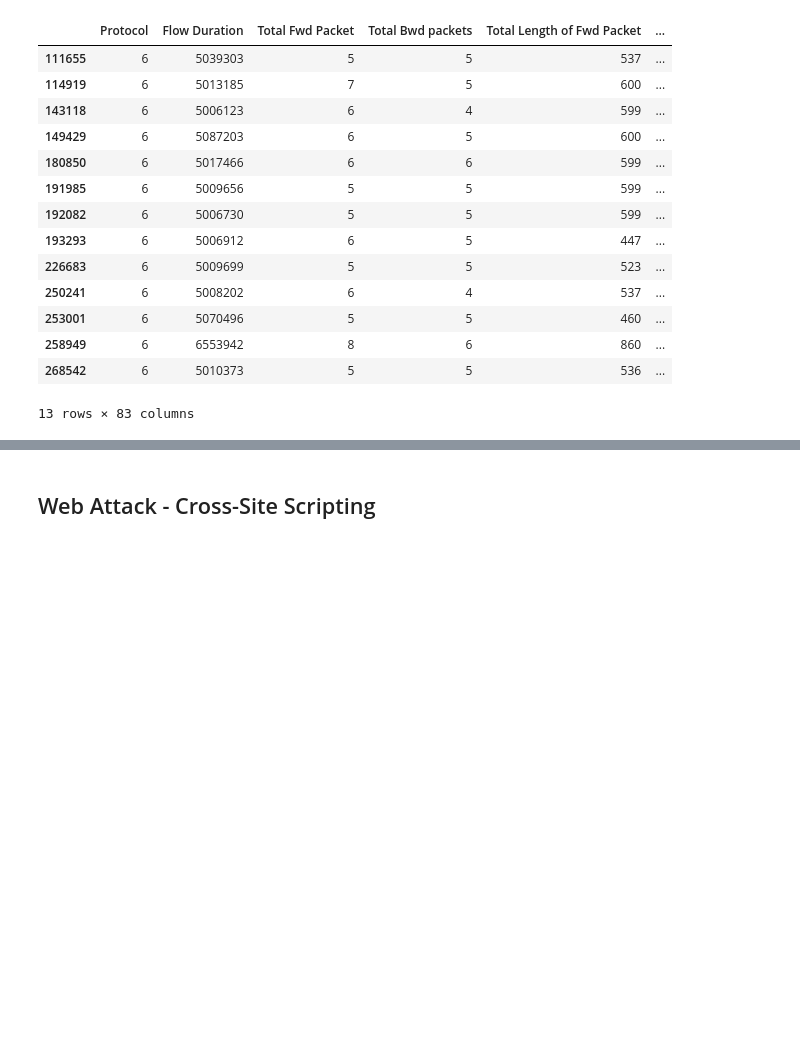
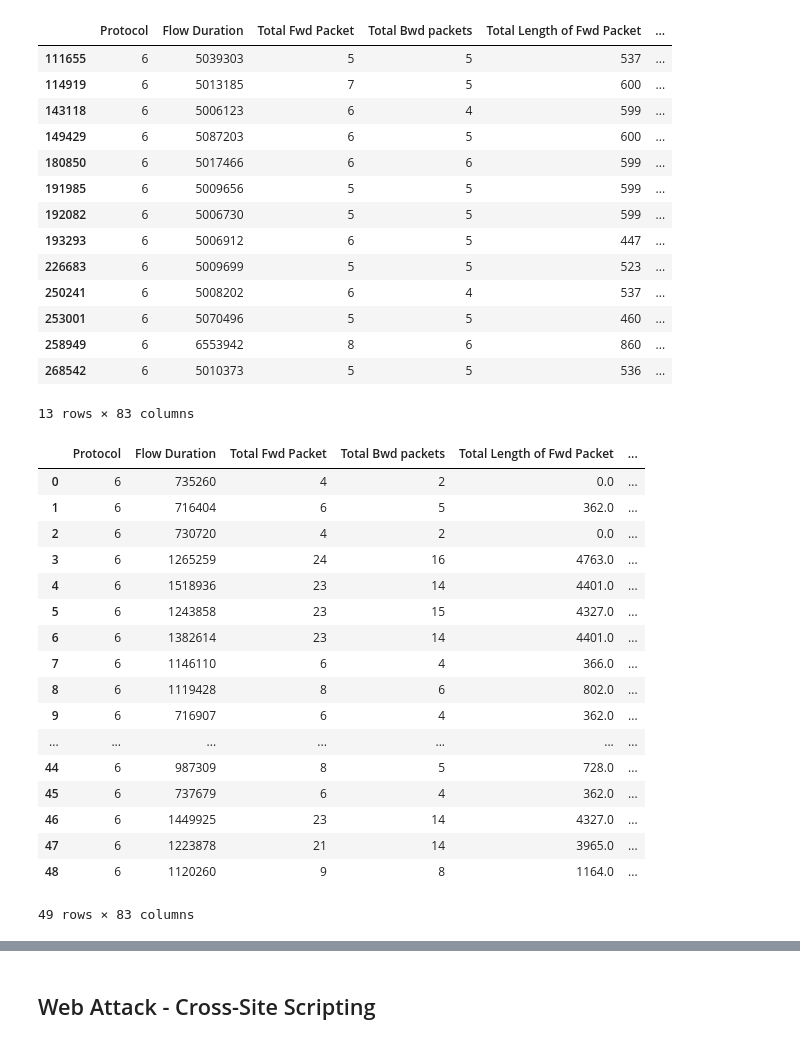
Before and after one commit to TheMessik/thesis, a Jupyter notebook: notebooks/Dataset Verification.ipynb, the cells around one changed output, grey strips where cells are left out. Drawn from its saved outputs; the diff is of its cells as text; code cells hidden in the pictures; blank space fills up the shorter version.

```diff
--- a/notebooks/Dataset Verification.ipynb
+++ b/notebooks/Dataset Verification.ipynb
@@ -832,3 +918,25 @@ cic_sqli
 | 258949 | 6 | 6553942 | 8 | 6 | 860 | ... |
 | 268542 | 6 | 5010373 | 5 | 5 | 536 | ... |
 13 rows × 83 columns
+# %%
+concap_sqli = get_concap_dataset("concap_sqli.csv")
+concap_sqli
+# %% [output]
+|  | Protocol | Flow Duration | Total Fwd Packet | Total Bwd packets | Total Length of Fwd Packet | ... |
+| 0 | 6 | 735260 | 4 | 2 | 0.0 | ... |
+| 1 | 6 | 716404 | 6 | 5 | 362.0 | ... |
+| 2 | 6 | 730720 | 4 | 2 | 0.0 | ... |
+| 3 | 6 | 1265259 | 24 | 16 | 4763.0 | ... |
+| 4 | 6 | 1518936 | 23 | 14 | 4401.0 | ... |
+| 5 | 6 | 1243858 | 23 | 15 | 4327.0 | ... |
+| 6 | 6 | 1382614 | 23 | 14 | 4401.0 | ... |
+| 7 | 6 | 1146110 | 6 | 4 | 366.0 | ... |
+| 8 | 6 | 1119428 | 8 | 6 | 802.0 | ... |
+| 9 | 6 | 716907 | 6 | 4 | 362.0 | ... |
+| ... | ... | ... | ... | ... | ... | ... |
+| 44 | 6 | 987309 | 8 | 5 | 728.0 | ... |
+| 45 | 6 | 737679 | 6 | 4 | 362.0 | ... |
+| 46 | 6 | 1449925 | 23 | 14 | 4327.0 | ... |
+| 47 | 6 | 1223878 | 21 | 14 | 3965.0 | ... |
+| 48 | 6 | 1120260 | 9 | 8 | 1164.0 | ... |
+49 rows × 83 columns
```
Also changed, not shown: parts of 53 cells of this notebook, 1 other file.
